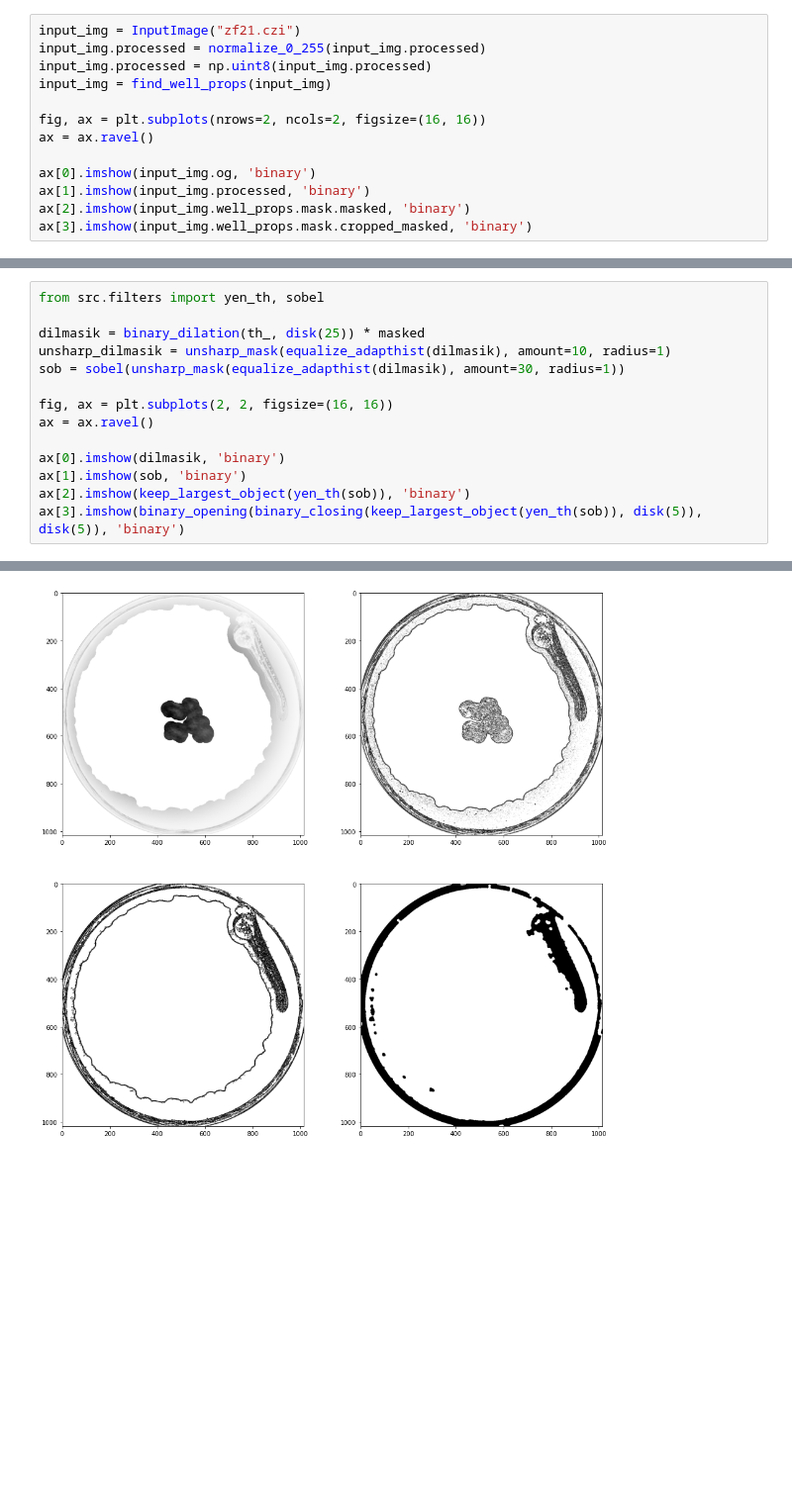
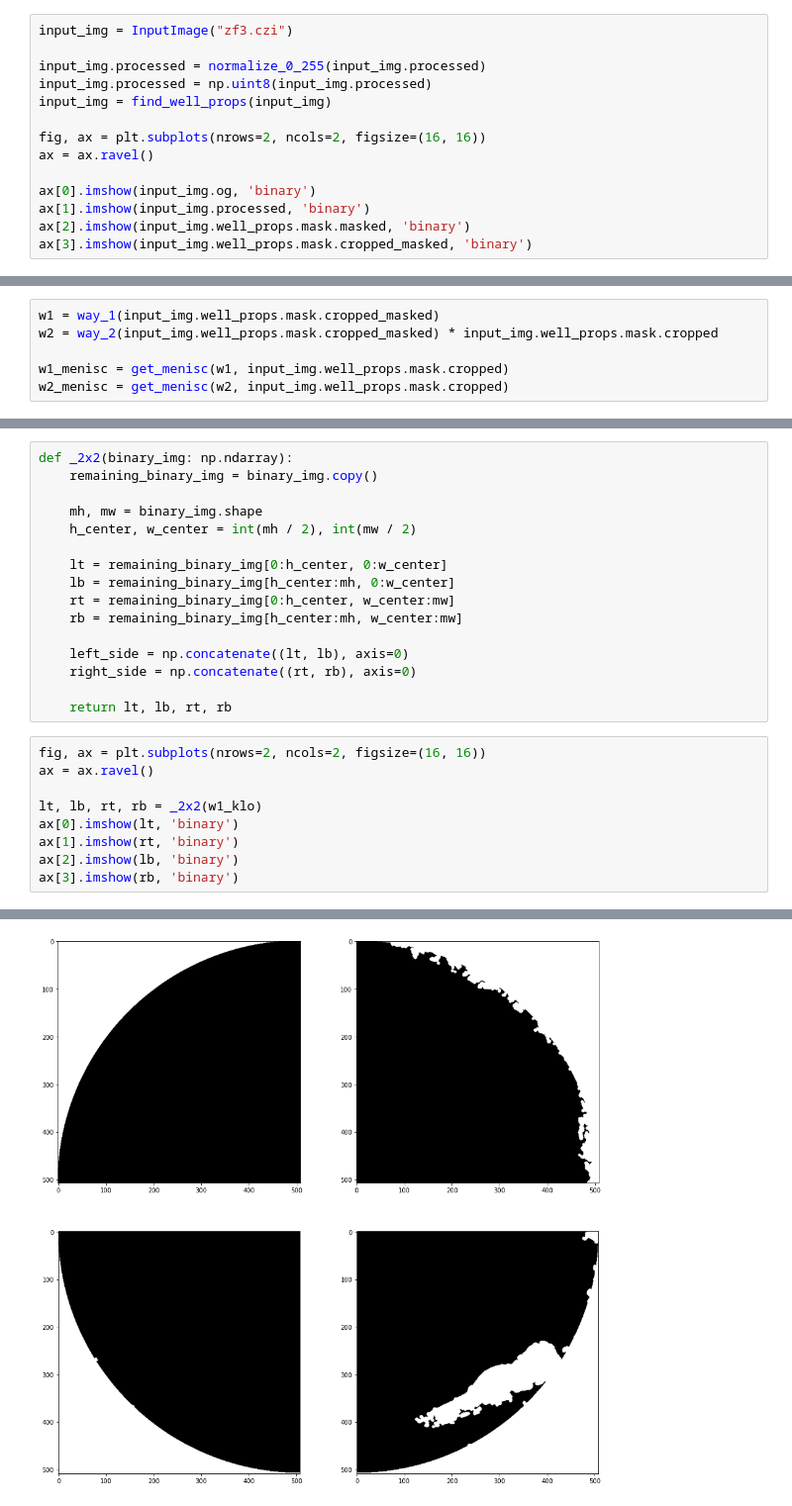
Before and after one commit to gimesia/zebrafisher, a Jupyter notebook: __jupyter__/new_find_fish.ipynb, the cells around one changed output, grey strips where cells are left out. Shown at 99% size. Drawn from its saved outputs; the diff is of its cells as text; blank space fills up the shorter version.

```diff
--- a/__jupyter__/new_find_fish.ipynb
+++ b/__jupyter__/new_find_fish.ipynb
@@ -16,6 +13,7 @@ from src.utils import keep_second_largest_object
 from src.well.find_well_props import find_well_props
 # %%
-input_img = InputImage("zf21.czi")
+input_img = InputImage("zf3.czi")
+
 input_img.processed = normalize_0_255(input_img.processed)
 input_img.processed = np.uint8(input_img.processed)
 input_img = find_well_props(input_img)
@@ -86,0 +90,6 @@ _____________________________________________________________
+# %%
+w1 = way_1(input_img.well_props.mask.cropped_masked)
+w2 = way_2(input_img.well_props.mask.cropped_masked) * input_img.well_props.mask.cropped
+
+w1_menisc = get_menisc(w1, input_img.well_props.mask.cropped)
+w2_menisc = get_menisc(w2, input_img.well_props.mask.cropped)
@@ -87,15 +117,26 @@ _____________________________________________________________
+# %%
+def _2x2(binary_img: np.ndarray):
+    remaining_binary_img = binary_img.copy()
+
+    mh, mw = binary_img.shape
+    h_center, w_center = int(mh / 2), int(mw / 2)
+
+    lt = remaining_binary_img[0:h_center, 0:w_center]
+    lb = remaining_binary_img[h_center:mh, 0:w_center]
+    rt = remaining_binary_img[0:h_center, w_center:mw]
+    rb = remaining_binary_img[h_center:mh, w_center:mw]
+
+    left_side = np.concatenate((lt, lb), axis=0)
+    right_side = np.concatenate((rt, rb), axis=0)
+
+    return lt, lb, rt, rb
 # %%
-from src.filters import yen_th, sobel
-
-dilmasik = binary_dilation(th_, disk(25)) * masked
-unsharp_dilmasik = unsharp_mask(equalize_adapthist(dilmasik), amount=10, radius=1)
-sob = sobel(unsharp_mask(equalize_adapthist(dilmasik), amount=30, radius=1))
-
-fig, ax = plt.subplots(2, 2, figsize=(16, 16))
+fig, ax = plt.subplots(nrows=2, ncols=2, figsize=(16, 16))
 ax = ax.ravel()
 
-ax[0].imshow(dilmasik, 'binary')
-ax[1].imshow(sob, 'binary')
-ax[2].imshow(keep_largest_object(yen_th(sob)), 'binary')
-ax[3].imshow(binary_opening(binary_closing(keep_largest_object(yen_th(sob)), disk(5)), disk(5)), 'binary')
+lt, lb, rt, rb = _2x2(w1_klo)
+ax[0].imshow(lt, 'binary')
+ax[1].imshow(rt, 'binary')
+ax[2].imshow(lb, 'binary')
+ax[3].imshow(rb, 'binary')
 # %% [output]
@@ -107 +144 @@ _____________________________________________________________
-[figure, old version]
+[figure, new version]
```
Also changed, not shown: parts of 8 cells of this notebook.
